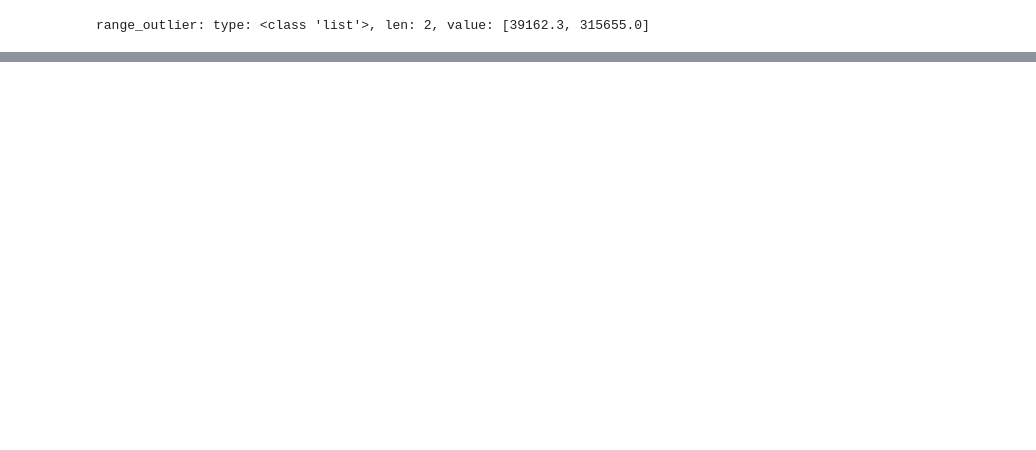
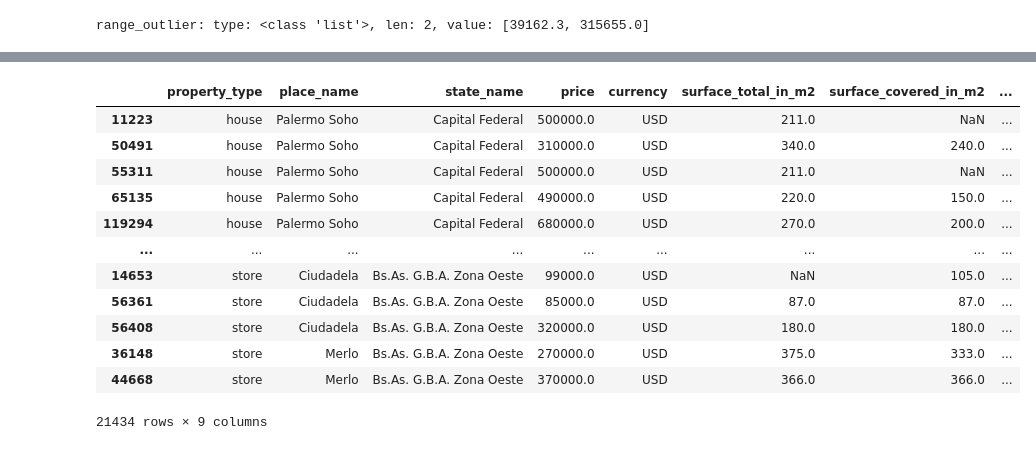
Before and after one commit to grupo4dhds/grupo4_git, a Jupyter notebook: workshop2_G4_main.ipynb, the cells around one changed output, grey strips where cells are left out. Cells and saved outputs as stored; diff of their text form; code cells hidden in the pictures; blank space fills up the shorter version.

```diff
--- a/workshop2_G4_main.ipynb
+++ b/workshop2_G4_main.ipynb
@@ -1431,0 +1352,28 @@ ax.set(xlabel = 'precio');
+# %%
+df = explore_count(data,'place_name')
+df = explore_count_by(data, 'place_name', 'property_type', df)
+df = df.loc[:,['total', 'count_apartment']]
+lista_place_name = list(df[df.count_apartment < 83].sort_values(by='count_apartment', ascending=False).index)
+
+lista_place_name;
+
+data.loc[data.place_name.isin(lista_place_name), 'place_name_2'] = 'otros'
+data['place_name_2'].fillna(data['place_name'], inplace=True)
+
+Dicto['data'] = data_info(data).to_dict(), data.to_dict()
+
+data
+# %% [output]
+|  | property_type | place_name | state_name | price | currency | surface_total_in_m2 | surface_covered_in_m2 | ... |
+| 11223 | house | Palermo Soho | Capital Federal | 500000.0 | USD | 211.0 | NaN | ... |
+| 50491 | house | Palermo Soho | Capital Federal | 310000.0 | USD | 340.0 | 240.0 | ... |
+| 55311 | house | Palermo Soho | Capital Federal | 500000.0 | USD | 211.0 | NaN | ... |
+| 65135 | house | Palermo Soho | Capital Federal | 490000.0 | USD | 220.0 | 150.0 | ... |
+| 119294 | house | Palermo Soho | Capital Federal | 680000.0 | USD | 270.0 | 200.0 | ... |
+| ... | ... | ... | ... | ... | ... | ... | ... | ... |
+| 14653 | store | Ciudadela | Bs.As. G.B.A. Zona Oeste | 99000.0 | USD | NaN | 105.0 | ... |
+| 56361 | store | Ciudadela | Bs.As. G.B.A. Zona Oeste | 85000.0 | USD | 87.0 | 87.0 | ... |
+| 56408 | store | Ciudadela | Bs.As. G.B.A. Zona Oeste | 320000.0 | USD | 180.0 | 180.0 | ... |
+| 36148 | store | Merlo | Bs.As. G.B.A. Zona Oeste | 270000.0 | USD | 375.0 | 333.0 | ... |
+| 44668 | store | Merlo | Bs.As. G.B.A. Zona Oeste | 370000.0 | USD | 366.0 | 366.0 | ... |
+21434 rows × 9 columns
```
Also changed, not shown: parts of 49 cells of this notebook.
